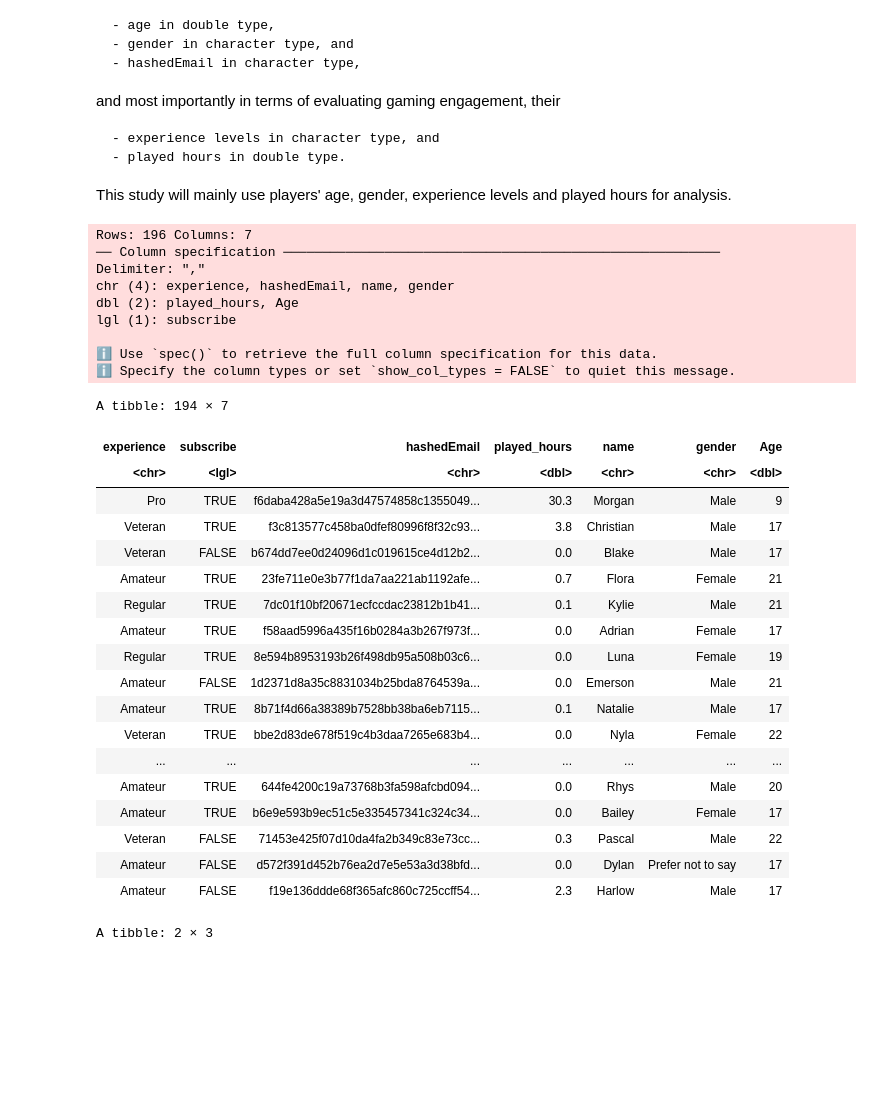
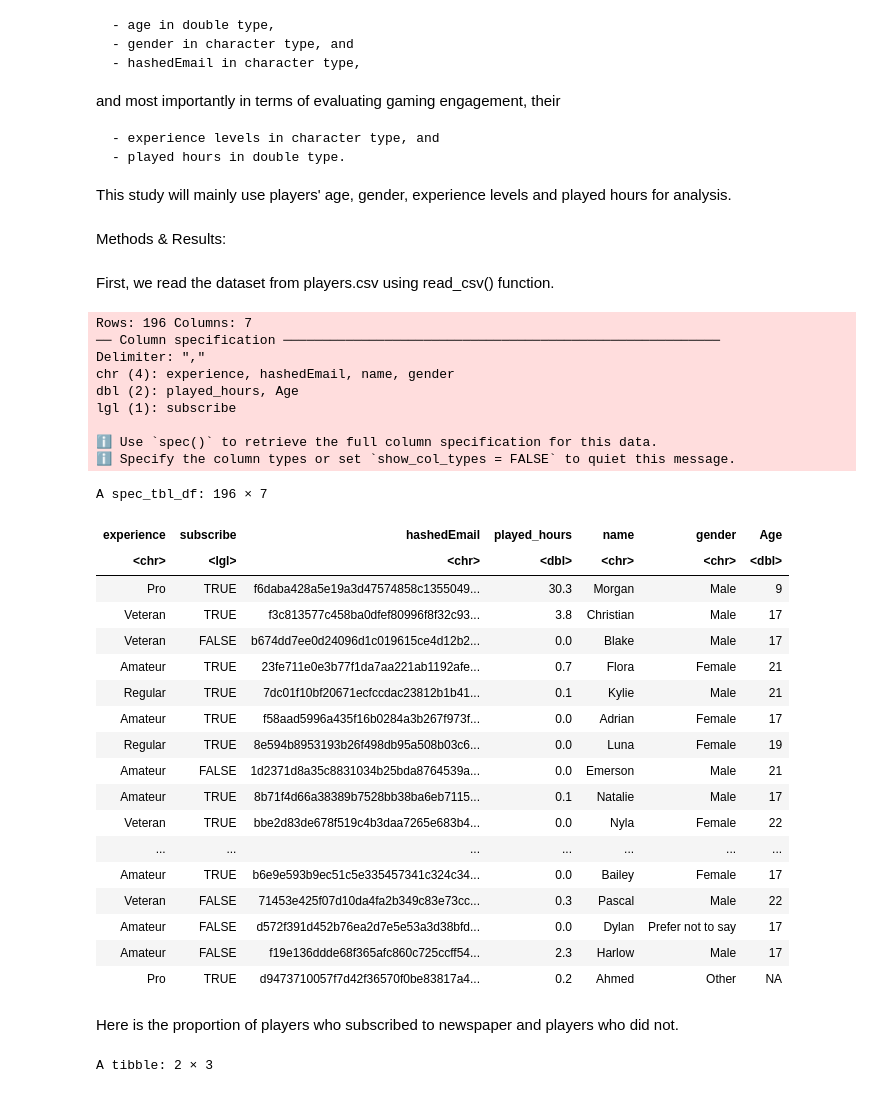
Before and after one commit to soondoongdori/mc_data, a Jupyter notebook: dsci100_project/project.ipynb, the cells around one changed output. Drawn from its saved outputs; the diff is of its cells as text; code cells hidden in the pictures; blank space fills up the shorter version.

```diff
--- a/dsci100_project/project.ipynb
+++ b/dsci100_project/project.ipynb
@@ -31,3 +29,5 @@ Methods & Results:
+# %% [markdown]
+Methods & Results:
 # %%
 library(tidyverse)
 library(tidymodels)
@@ -36,32 +34,34 @@ First, we read the dataset from players.csv and remove any observations with NA
+# %% [markdown]
+First, we read the dataset from players.csv using read_csv() function.
 # %%
-players <- read_csv("data/players.csv") |> drop_na()
+players <- read_csv("data/players.csv")
 players
 # %% [output]
 Rows: 196 Columns: 7
 ── Column specification ────────────────────────────────────────────────────────
 Delimiter: ","
 chr (4): experience, hashedEmail, name, gender
 dbl (2): played_hours, Age
 lgl (1): subscribe
 
 ℹ Use `spec()` to retrieve the full column specification for this data.
 ℹ Specify the column types or set `show_col_types = FALSE` to quiet this message.
-A tibble: 194 × 7
+A spec_tbl_df: 196 × 7
 | experience | subscribe | hashedEmail | played_hours | name | gender | Age |
 | <chr> | <lgl> | <chr> | <dbl> | <chr> | <chr> | <dbl> |
 | Pro | TRUE | f6daba428a5e19a3d47574858c1355049... | 30.3 | Morgan | Male | 9 |
 | Veteran | TRUE | f3c813577c458ba0dfef80996f8f32c93... | 3.8 | Christian | Male | 17 |
 | Veteran | FALSE | b674dd7ee0d24096d1c019615ce4d12b2... | 0.0 | Blake | Male | 17 |
 | Amateur | TRUE | 23fe711e0e3b77f1da7aa221ab1192afe... | 0.7 | Flora | Female | 21 |
 | Regular | TRUE | 7dc01f10bf20671ecfccdac23812b1b41... | 0.1 | Kylie | Male | 21 |
 | Amateur | TRUE | f58aad5996a435f16b0284a3b267f973f... | 0.0 | Adrian | Female | 17 |
 | Regular | TRUE | 8e594b8953193b26f498db95a508b03c6... | 0.0 | Luna | Female | 19 |
 | Amateur | FALSE | 1d2371d8a35c8831034b25bda8764539a... | 0.0 | Emerson | Male | 21 |
 | Amateur | TRUE | 8b71f4d66a38389b7528bb38ba6eb7115... | 0.1 | Natalie | Male | 17 |
 | Veteran | TRUE | bbe2d83de678f519c4b3daa7265e683b4... | 0.0 | Nyla | Female | 22 |
 | ... | ... | ... | ... | ... | ... | ... |
-| Amateur | TRUE | 644fe4200c19a73768b3fa598afcbd094... | 0.0 | Rhys | Male | 20 |
 | Amateur | TRUE | b6e9e593b9ec51c5e335457341c324c34... | 0.0 | Bailey | Female | 17 |
 | Veteran | FALSE | 71453e425f07d10da4fa2b349c83e73cc... | 0.3 | Pascal | Male | 22 |
 | Amateur | FALSE | d572f391d452b76ea2d7e5e53a3d38bfd... | 0.0 | Dylan | Prefer not to say | 17 |
 | Amateur | FALSE | f19e136ddde68f365afc860c725ccff54... | 2.3 | Harlow | Male | 17 |
+| Pro | TRUE | d9473710057f7d42f36570f0be83817a4... | 0.2 | Ahmed | Other | NA |
@@ -70,3 +68,5 @@ Here is the proportion of players who subscribed to newspaper and players who di
+# %% [markdown]
+Here is the proportion of players who subscribed to newspaper and players who did not.
 # %%
 subscription_rate <- players |>
     group_by(subscribe) |>
```
Also changed, not shown: parts of 8 cells of this notebook.
